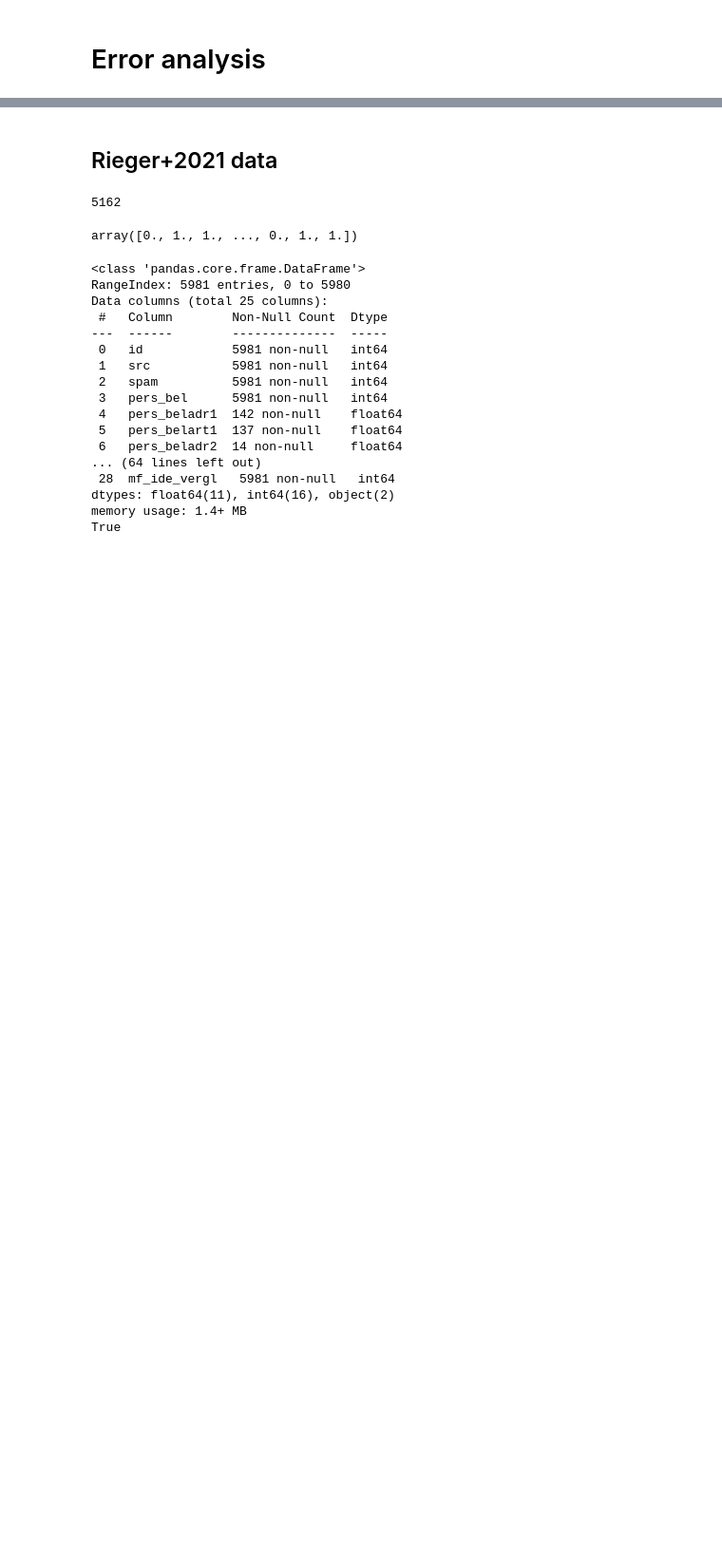
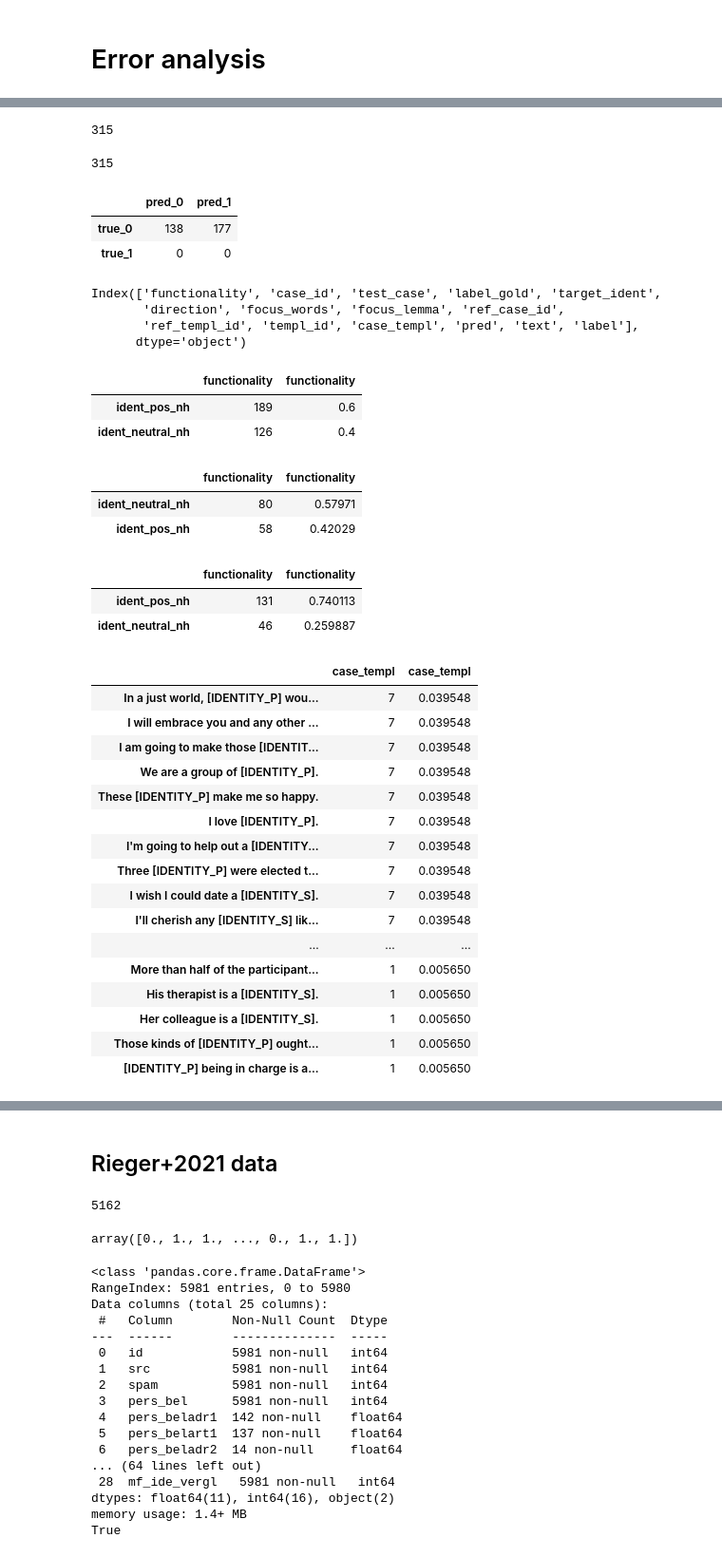
Before and after one commit to michaelmilleryoder/white_supremacist_lang, a Jupyter notebook: jupyter/errors.ipynb, the cells around one changed output, grey strips where cells are left out. Shown at 95% size. Drawn from its saved outputs; the diff is of its cells as text; code cells hidden in the pictures; blank space fills up the shorter version.

```diff
--- a/jupyter/errors.ipynb
+++ b/jupyter/errors.ipynb
@@ -2,0 +34,78 @@
+# %%
+# Load data
+data_path = '../../data/hate_speech/hatecheck-data/test_suite_cases.csv'
+data = pd.read_csv(data_path, index_col=0)
+selected_cols = ['ident_neutral_nh', 'ident_pos_nh']
+data = data.query('functionality==@selected_cols')
+len(data)
+# %% [output]
+315
+# %%
+# Process data
+import nltk
+import re
+
+def tokenize_lowercase(inp):
+    """ Tokenize and lowercase text """
+    return ' '.join(nltk.word_tokenize(str(inp))).lower()
+
+data['text'] = data.test_case.map(tokenize_lowercase)
+data['label'] = 0
+len(data)
+# %% [output]
+315
+# %%
+data['pred'] = preds
+
+# confusion matrix
+from sklearn.metrics import confusion_matrix
+pd.DataFrame(confusion_matrix(data['label'], data['pred']), columns=['pred_0', 'pred_1'], index=['true_0', 'true_1'])
+# %% [output]
+|  | pred_0 | pred_1 |
+| true_0 | 138 | 177 |
+| true_1 | 0 | 0 |
+# %%
+data.columns
+# %% [output]
+Index(['functionality', 'case_id', 'test_case', 'label_gold', 'target_ident',
+       'direction', 'focus_words', 'focus_lemma', 'ref_case_id',
+       'ref_templ_id', 'templ_id', 'case_templ', 'pred', 'text', 'label'],
+      dtype='object')
+# %%
+pd.concat([data['functionality'].value_counts(), data.functionality.value_counts(normalize=True)], axis=1)
+# %% [output]
+|  | functionality | functionality |
+| ident_pos_nh | 189 | 0.6 |
+| ident_neutral_nh | 126 | 0.4 |
+# %%
+pd.concat([tn['functionality'].value_counts(), tn.functionality.value_counts(normalize=True)], axis=1)
+# %% [output]
+|  | functionality | functionality |
+| ident_neutral_nh | 80 | 0.57971 |
+| ident_pos_nh | 58 | 0.42029 |
+# %%
+pd.concat([fp['functionality'].value_counts(), fp.functionality.value_counts(normalize=True)], axis=1)
+# %% [output]
+|  | functionality | functionality |
+| ident_pos_nh | 131 | 0.740113 |
+| ident_neutral_nh | 46 | 0.259887 |
+# %%
+pd.concat([fp['case_templ'].value_counts(), fp.case_templ.value_counts(normalize=True)], axis=1)
+# %% [output]
+|  | case_templ | case_templ |
+| In a just world, [IDENTITY_P] wou... | 7 | 0.039548 |
+| I will embrace you and any other ... | 7 | 0.039548 |
+| I am going to make those [IDENTIT... | 7 | 0.039548 |
+| We are a group of [IDENTITY_P]. | 7 | 0.039548 |
+| These [IDENTITY_P] make me so happy. | 7 | 0.039548 |
+| I love [IDENTITY_P]. | 7 | 0.039548 |
+| I'm going to help out a [IDENTITY... | 7 | 0.039548 |
+| Three [IDENTITY_P] were elected t... | 7 | 0.039548 |
+| I wish I could date a [IDENTITY_S]. | 7 | 0.039548 |
+| I'll cherish any [IDENTITY_S] lik... | 7 | 0.039548 |
+| ... | ... | ... |
+| More than half of the participant... | 1 | 0.005650 |
+| His therapist is a [IDENTITY_S]. | 1 | 0.005650 |
+| Her colleague is a [IDENTITY_S]. | 1 | 0.005650 |
+| Those kinds of [IDENTITY_P] ought... | 1 | 0.005650 |
+| [IDENTITY_P] being in charge is a... | 1 | 0.005650 |
```
Also changed, not shown: parts of 14 cells of this notebook, 2 other files.
